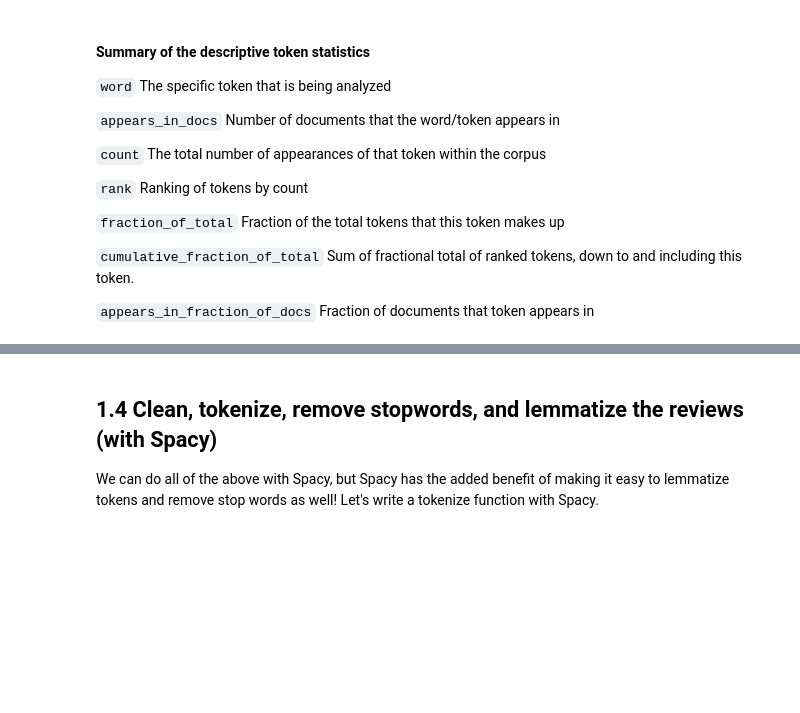
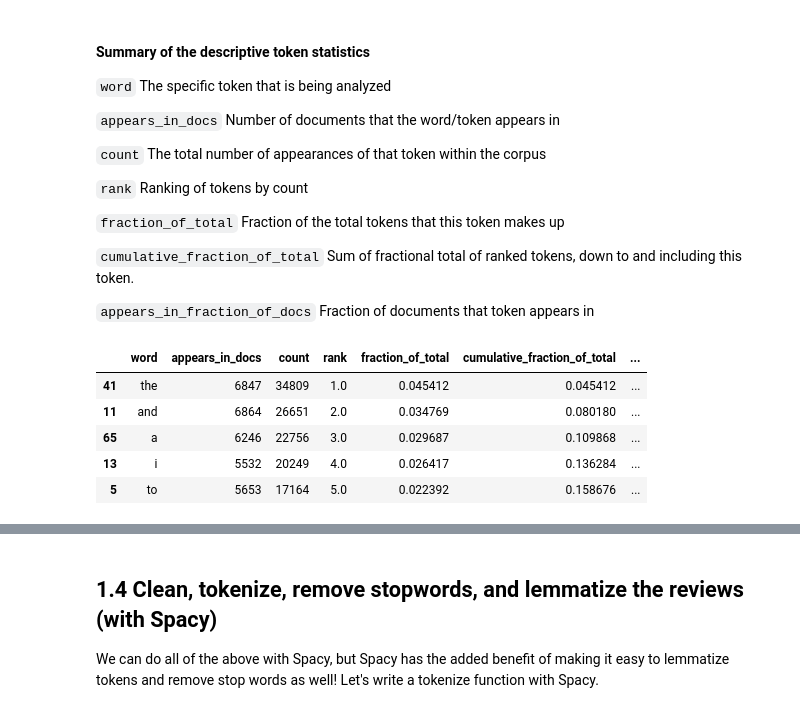
Before and after one commit to sikoh/Natural-Language-Processing, a Jupyter notebook: Text-Data/DS_Text_Data_Homework.ipynb, the cells around one changed output, grey strips where cells are left out. Drawn from its saved outputs; the diff is of its cells as text; code cells hidden in the pictures; blank space fills up the shorter version.

```diff
--- a/Text-Data/DS_Text_Data_Homework.ipynb
+++ b/Text-Data/DS_Text_Data_Homework.ipynb
@@ -352,4 +369,14 @@ def count(token_lists):
 `cumulative_fraction_of_total` Sum of fractional total of ranked tokens, down to and including this token.
 
 `appears_in_fraction_of_docs` Fraction of documents that token appears in
+# %%
+wc = count(df['tokens'])
+wc.head()
+# %% [output]
+|  | word | appears_in_docs | count | rank | fraction_of_total | cumulative_fraction_of_total | ... |
+| 41 | the | 6847 | 34809 | 1.0 | 0.045412 | 0.045412 | ... |
+| 11 | and | 6864 | 26651 | 2.0 | 0.034769 | 0.080180 | ... |
+| 65 | a | 6246 | 22756 | 3.0 | 0.029687 | 0.109868 | ... |
+| 13 | i | 5532 | 20249 | 4.0 | 0.026417 | 0.136284 | ... |
+| 5 | to | 5653 | 17164 | 5.0 | 0.022392 | 0.158676 | ... |
 # %%
```
Also changed, not shown: parts of 7 cells of this notebook.
